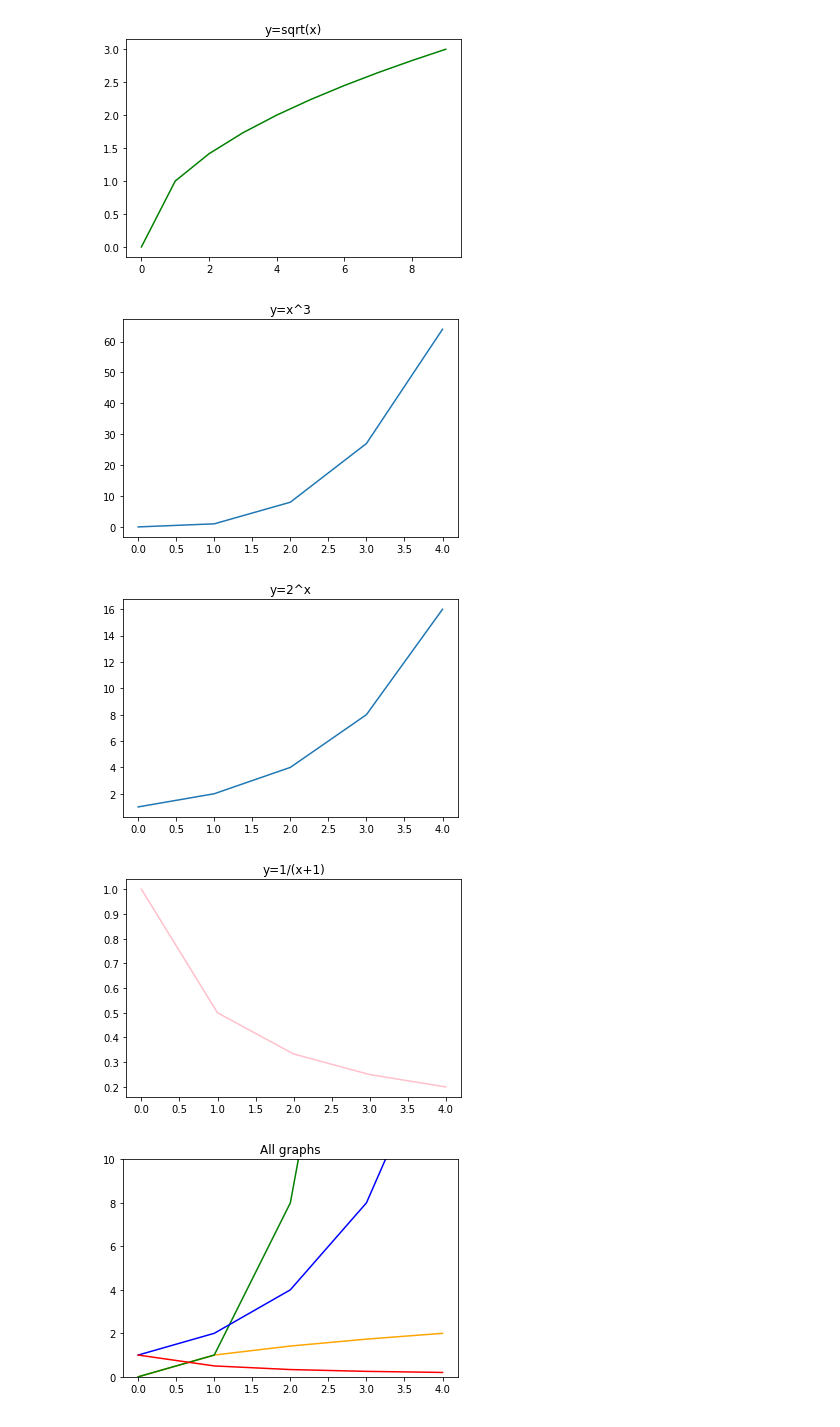
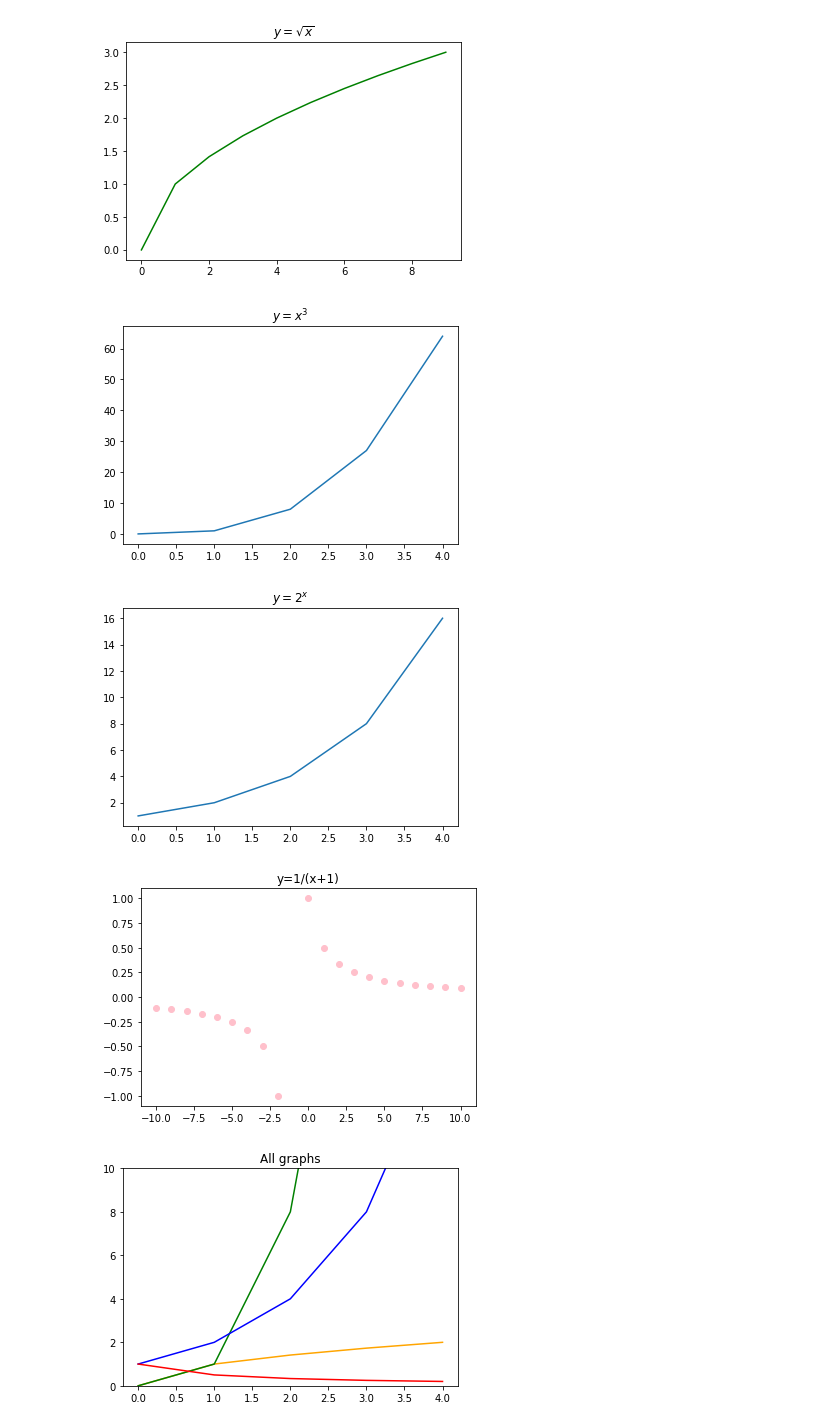
Before and after one commit to annah-vu/numpy-pandas-visualization-exercises, a Jupyter notebook: matplotlib_exercises.ipynb, the cells around one changed output. Cells and saved outputs as stored; diff of their text form; code cells hidden in the pictures.

```diff
--- a/matplotlib_exercises.ipynb
+++ b/matplotlib_exercises.ipynb
@@ -14,37 +67,37 @@ plt.show()
 x = list(range(0,10))
 y = [(n**(1/2)) for n in x]
 plt.plot(x,y, c="green")
-plt.title("y=sqrt(x)")
+plt.title("$y=\sqrt{x}$")
 plt.show()
 # %% [output]
-[figure, old version]
+[figure, new version]
 # %%
 #2.) y = x^3
 x = list(range(0,5))
 y = [n**3 for n in x]
 plt.plot(x,y)
-plt.title("y=x^3")
+plt.title("$y=x^3$")
 plt.show()
 # %% [output]
-[figure, old version]
+[figure, new version]
 # %%
 #2.) y = 2^x
 x = list(range(0,5))
 y = [2**n for n in x]
 plt.plot(x,y)
-plt.title("y=2^x")
+plt.title("$y=2^x$")
 plt.show()
 # %% [output]
-[figure, old version]
+[figure, new version]
 # %%
 #2.) y = 1/(x+1)
-x = list(range(0,5))
+x = list(range(-10, -1)) + list(range(0,11))
 y = [1/(n+1) for n in x]
-plt.plot(x,y, c = 'pink')
+plt.scatter(x,y, c = 'pink')
 plt.title("y=1/(x+1)")
 plt.show()
 # %% [output]
-[figure, old version]
+[figure, new version]
 # %%
 #3.) Combine the figures you created in the last step into one large figure with 4 subplots.
 x = list(range(0,5))
```
Also changed, not shown: parts of 4 cells of this notebook, 1 other file.
